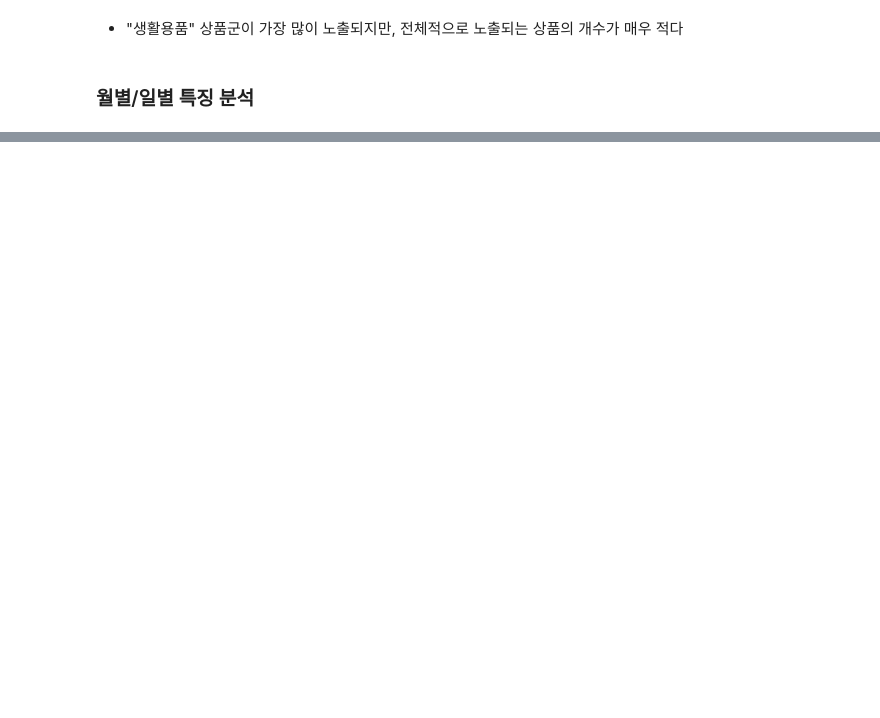
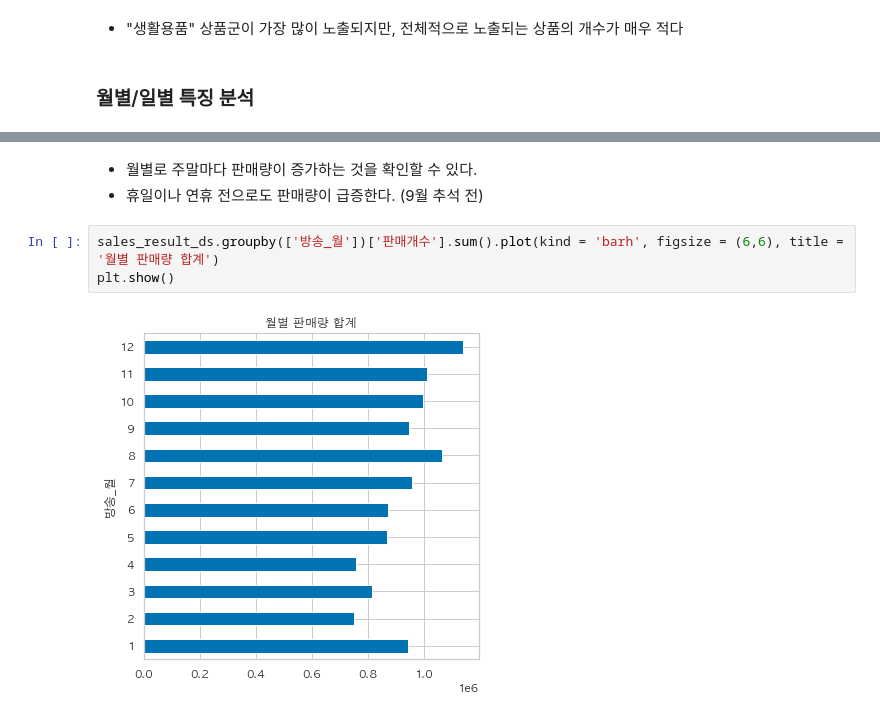
Before and after one commit to HongyeobKim/Project, a Jupyter notebook: NS-Shop/Data-Preparation-and-Exploration.ipynb, the cells around one changed output, grey strips where cells are left out. Cells and saved outputs as stored; diff of their text form; blank space fills up the shorter version.

```diff
--- a/NS-Shop/Data-Preparation-and-Exploration.ipynb
+++ b/NS-Shop/Data-Preparation-and-Exploration.ipynb
@@ -503,0 +510,8 @@ sales_result_ds
+# %% [markdown]
+- 월별로 주말마다 판매량이 증가하는 것을 확인할 수 있다.
+- 휴일이나 연휴 전으로도 판매량이 급증한다. (9월 추석 전)
+# %%
+sales_result_ds.groupby(['방송_월'])['판매개수'].sum().plot(kind = 'barh', figsize = (6,6), title = '월별 판매량 합계')
+plt.show()
+# %% [output]
+[figure, added]
```
Also changed, not shown: parts of 13 cells of this notebook.
